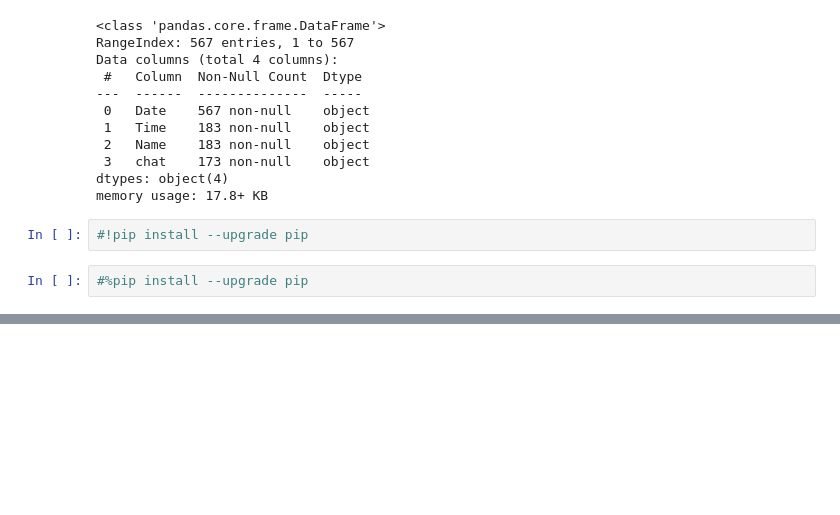
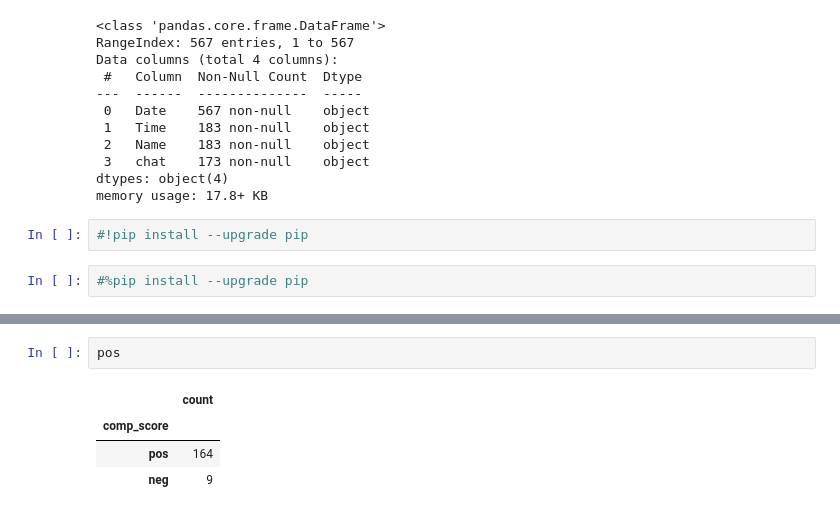
Before and after one commit to velaven/NLP, a Jupyter notebook: whatsappNLP.ipynb, the cells around one changed output, grey strips where cells are left out. Saved outputs shown, nothing was run; the diff lists cells and outputs as text; blank space fills up the shorter version.

```diff
--- a/whatsappNLP.ipynb
+++ b/whatsappNLP.ipynb
@@ -151,0 +206,7 @@ print(scores)
+# %%
+pos
+# %% [output]
+|  | count |
+| comp_score |  |
+| pos | 164 |
+| neg | 9 |
```
Also changed, not shown: parts of 11 cells of this notebook.
